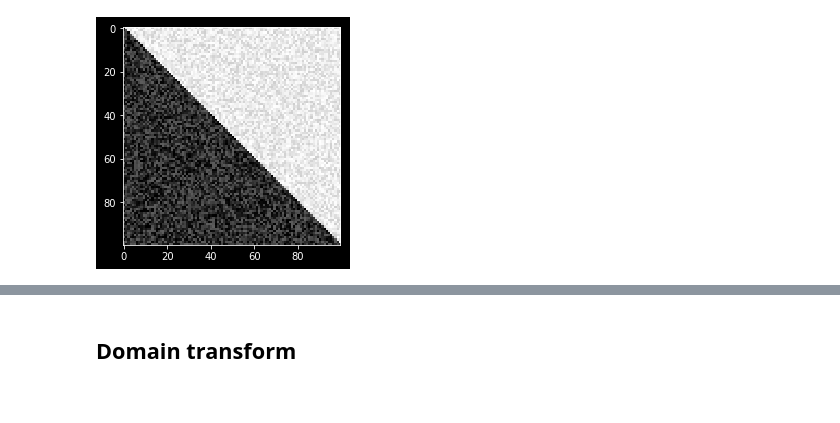
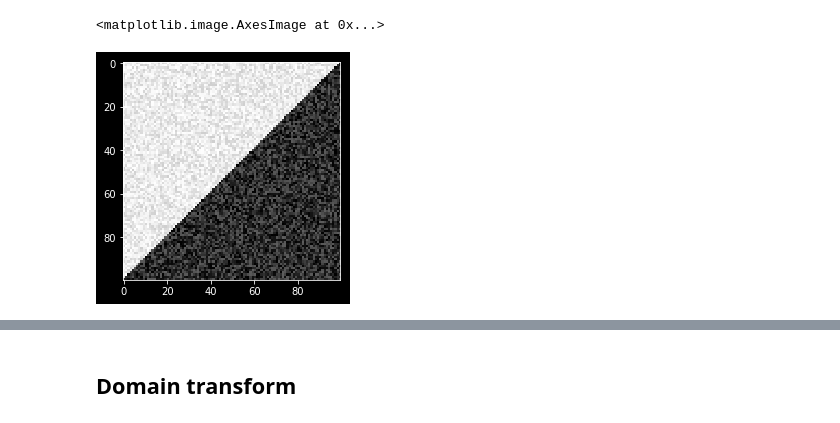
Before and after one commit to gdalle/TheFastBilateralSolver, a Jupyter notebook: FastBilateralSolver.ipynb, the cells around one changed output, grey strips where cells are left out. Drawn from its saved outputs; the diff is of its cells as text; code cells hidden in the pictures.

```diff
--- a/FastBilateralSolver.ipynb
+++ b/FastBilateralSolver.ipynb
@@ -10,14 +11,12 @@ import scipy.sparse.linalg as spalg
 from tqdm import tqdm, trange
 # %%
-n = 100
-ref_img = 0.7 + 0.3 * np.random.uniform(size=(n, n))
-ref_img[np.tril_indices_from(ref_img)] -= 0.7
-ref_img = (ref_img * 255)[:, :, None].astype(int)
+def step_image_BW(n=100):
+    ref_img = 0.7 + 0.3 * np.random.uniform(size=(n, n))
+    ref_img[np.tril_indices_from(ref_img)] -= 0.7
+    ref_img = (ref_img * 255)[:, :, None].astype(int)
+    return ndimage.rotate(ref_img, 90)
 
-target_img = ref_img
-
-plt.imshow(ref_img[:, :, 0], cmap="Greys_r")
-
-problem = "smoothing_BW"
+plt.imshow(step_image_BW()[:, :, 0], cmap="Greys_r")
 # %% [output]
+<matplotlib.image.AxesImage at 0x...>
-[figure, old version]
+[figure, new version]
```
Also changed, not shown: parts of 17 cells of this notebook, 14 other files.
